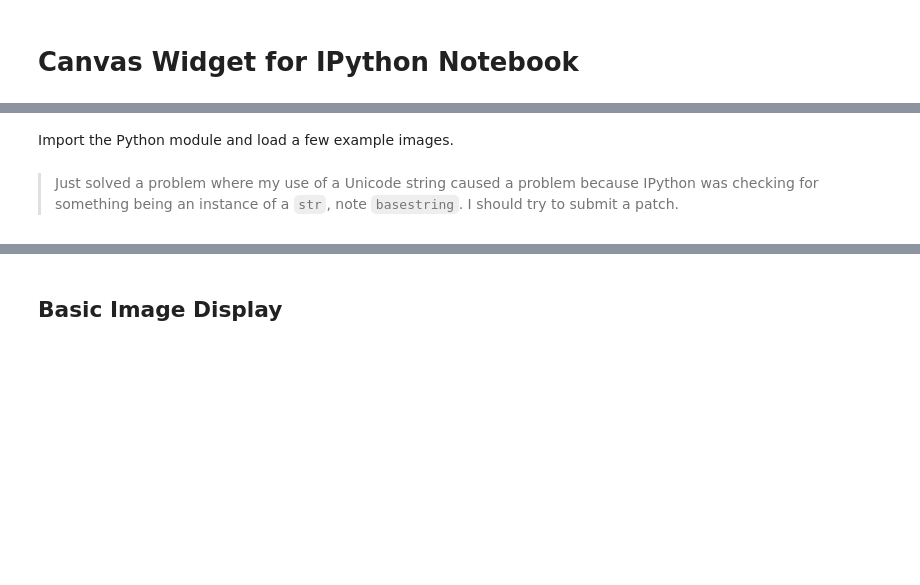
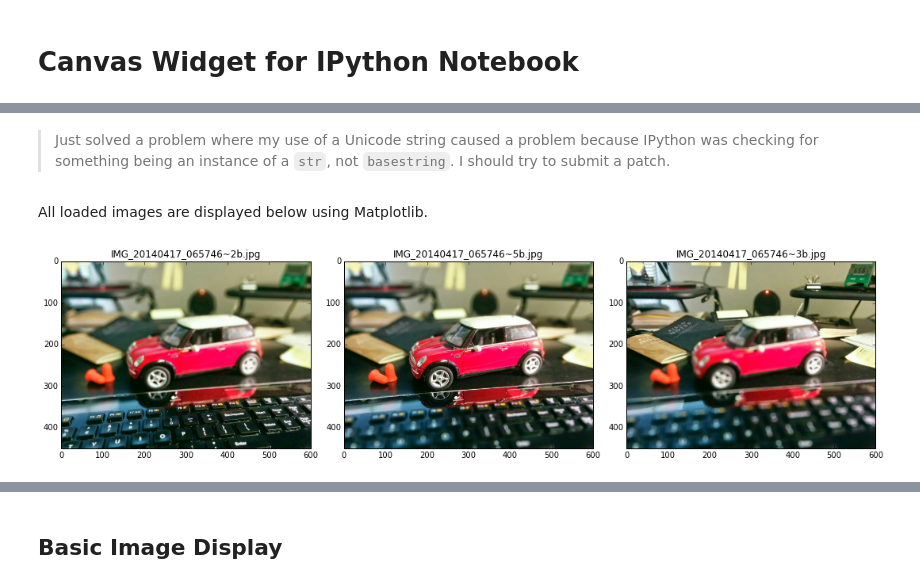
Before and after one commit to johnhw/ipynb_widget_canvas, a Jupyter notebook: notebooks/playground.ipynb, the cells around one changed output, grey strips where cells are left out. Drawn from its saved outputs; the diff is of its cells as text; code cells hidden in the pictures; blank space fills up the shorter version.

Commit message:
half-way done with neat example usage in my notebook.

```diff
--- a/notebooks/playground.ipynb
+++ b/notebooks/playground.ipynb
@@ -26,2 +145,0 @@
-# %% [markdown]
-Import the Python module and load a few example images.
@@ -42,2 +146,27 @@ image_C = canvas.image.read(fname_C)
+# %%
+# Three images of the little Mini Cooper I keep on my desk.
+fnames = ['IMG_20140417_065746~2b.jpg',
+          'IMG_20140417_065746~5b.jpg',
+          'IMG_20140417_065746~3b.jpg']
+
+
+# Load image files using my included image processing helper module.
+images = [canvas.image.read(f) for f in fnames]
+
+# All of my test images have the same width and height.
+height, width = images[0].shape[:2]
 # %% [markdown]
-> Just solved a problem where my use of a Unicode string caused a problem because IPython was checking for something being an instance of a `str`, note `basestring`.  I should try to submit a patch.
+> Just solved a problem where my use of a Unicode string caused a problem because IPython was checking for something being an instance of a `str`, not `basestring`.  I should try to submit a patch.
+# %% [markdown]
+All loaded images are displayed below using Matplotlib.
+# %%
+num_images = len(images)
+
+fig, axs = plt.subplots(ncols=num_images, figsize=(15,5))
+for ax, img, f in zip(axs, images, fnames):
+    ax.imshow(img)
+    ax.set_title(f)
+
+plt.tight_layout()
+# %% [output]
+[figure, added]
```
Also changed, not shown: parts of 38 cells of this notebook.
